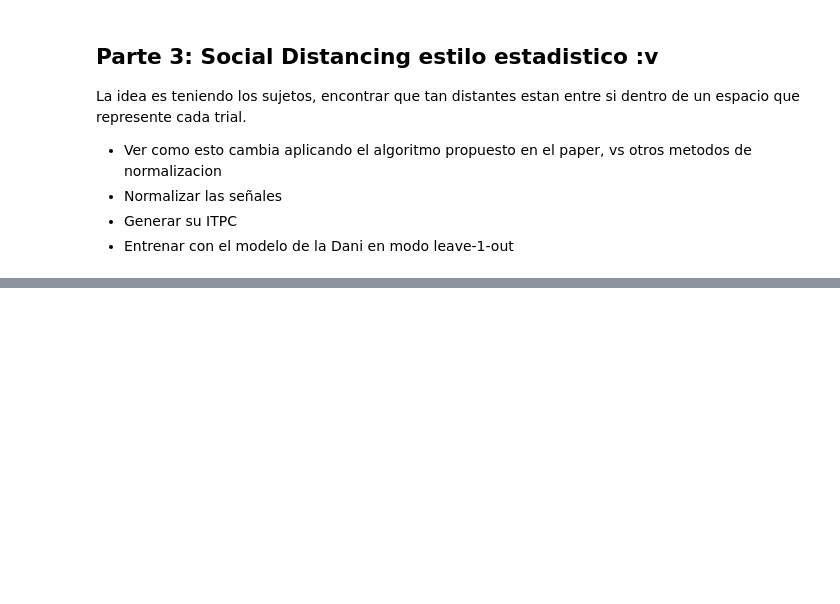
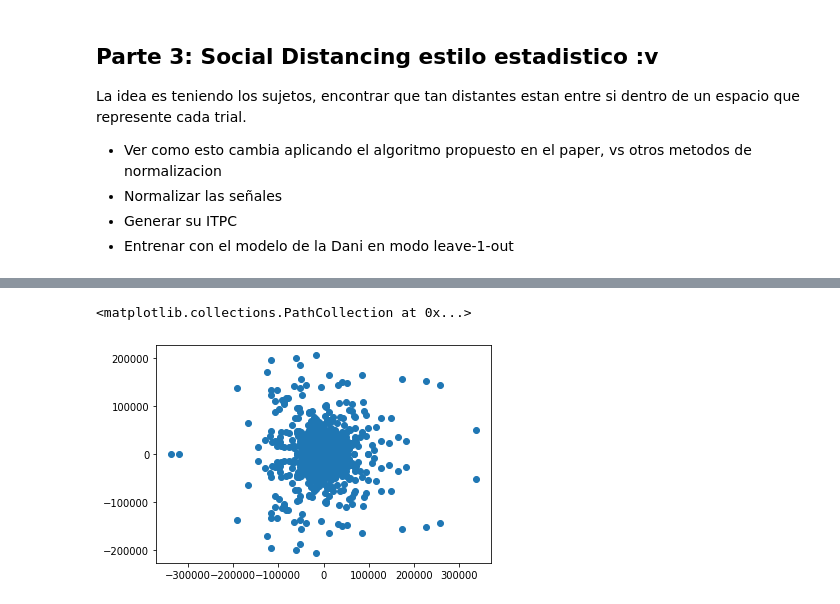
Before and after one commit to dmelladoc/modelo_intergrupo, a Jupyter notebook: revision_data.ipynb, the cells around one changed output, grey strips where cells are left out. Saved outputs shown, nothing was run; the diff lists cells and outputs as text; code cells hidden in the pictures; blank space fills up the shorter version.

```diff
--- a/revision_data.ipynb
+++ b/revision_data.ipynb
@@ -119,0 +199,5 @@ La idea es teniendo los sujetos, encontrar que tan distantes estan entre si dent
+# %%
+plt.scatter(fft.real, fft.imag)
+# %% [output]
+<matplotlib.collections.PathCollection at 0x...>
+[figure, added]
```
Also changed, not shown: parts of 18 cells of this notebook, 1 other file.
